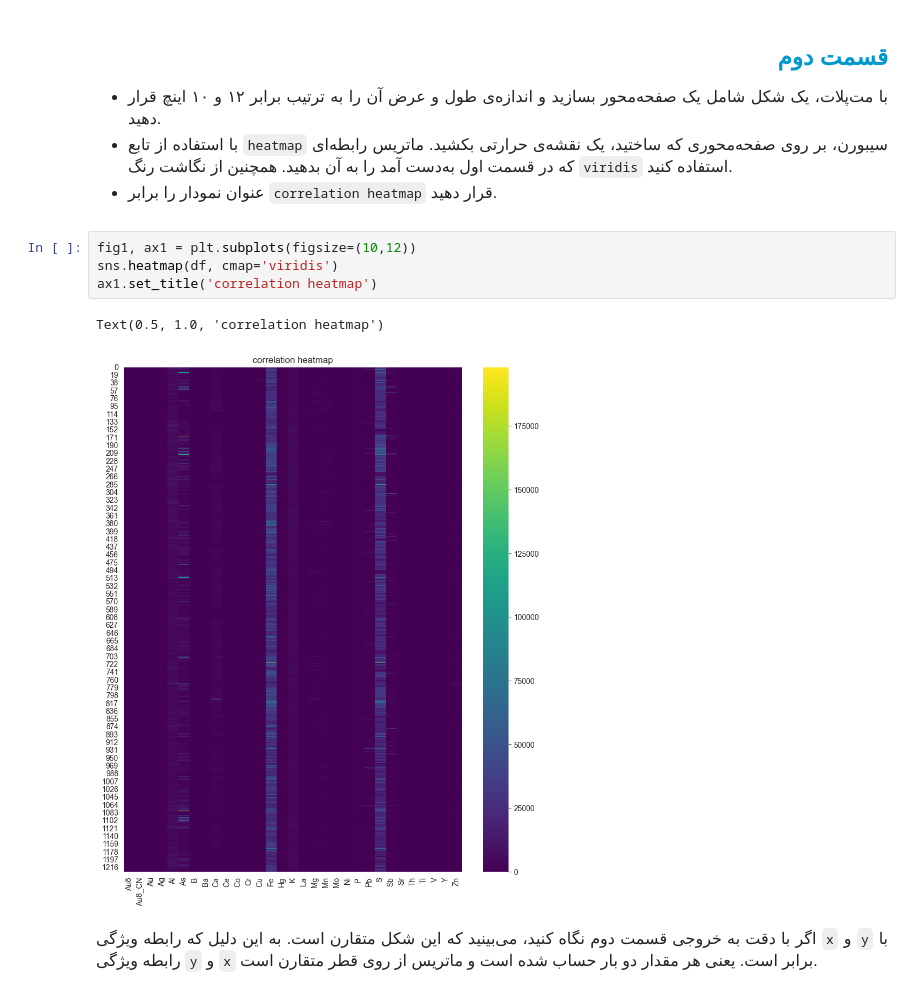
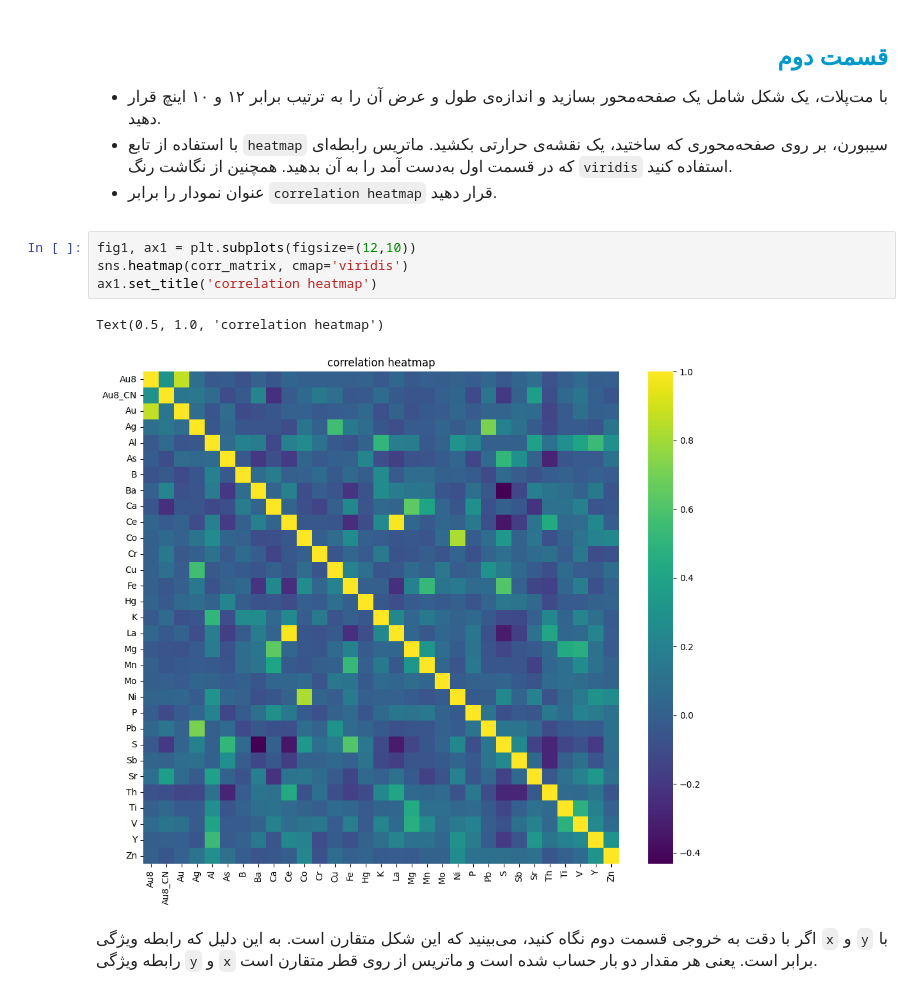
Before and after one commit to mahajialirezaei/data-visualization-unidro, a Jupyter notebook: data_visualization_unidro/unidro.ipynb, the cells around one changed output. Cells and saved outputs as stored; diff of their text form.

```diff
--- a/data_visualization_unidro/unidro.ipynb
+++ b/data_visualization_unidro/unidro.ipynb
@@ -112,12 +111,12 @@ corr_matrix = df.corr()
 </p>
 </div>
 # %%
-fig1, ax1 = plt.subplots(figsize=(10,12))
-sns.heatmap(df, cmap='viridis')
+fig1, ax1 = plt.subplots(figsize=(12,10))
+sns.heatmap(corr_matrix, cmap='viridis')
 ax1.set_title('correlation heatmap')
 # %% [output]
 Text(0.5, 1.0, 'correlation heatmap')
-[figure, old version]
+[figure, new version]
 # %% [markdown]
 
 <div style="line-height:200%;font-family:vazir;font-size:medium">
```
Also changed, not shown: parts of 2 cells of this notebook, 4 other files.
